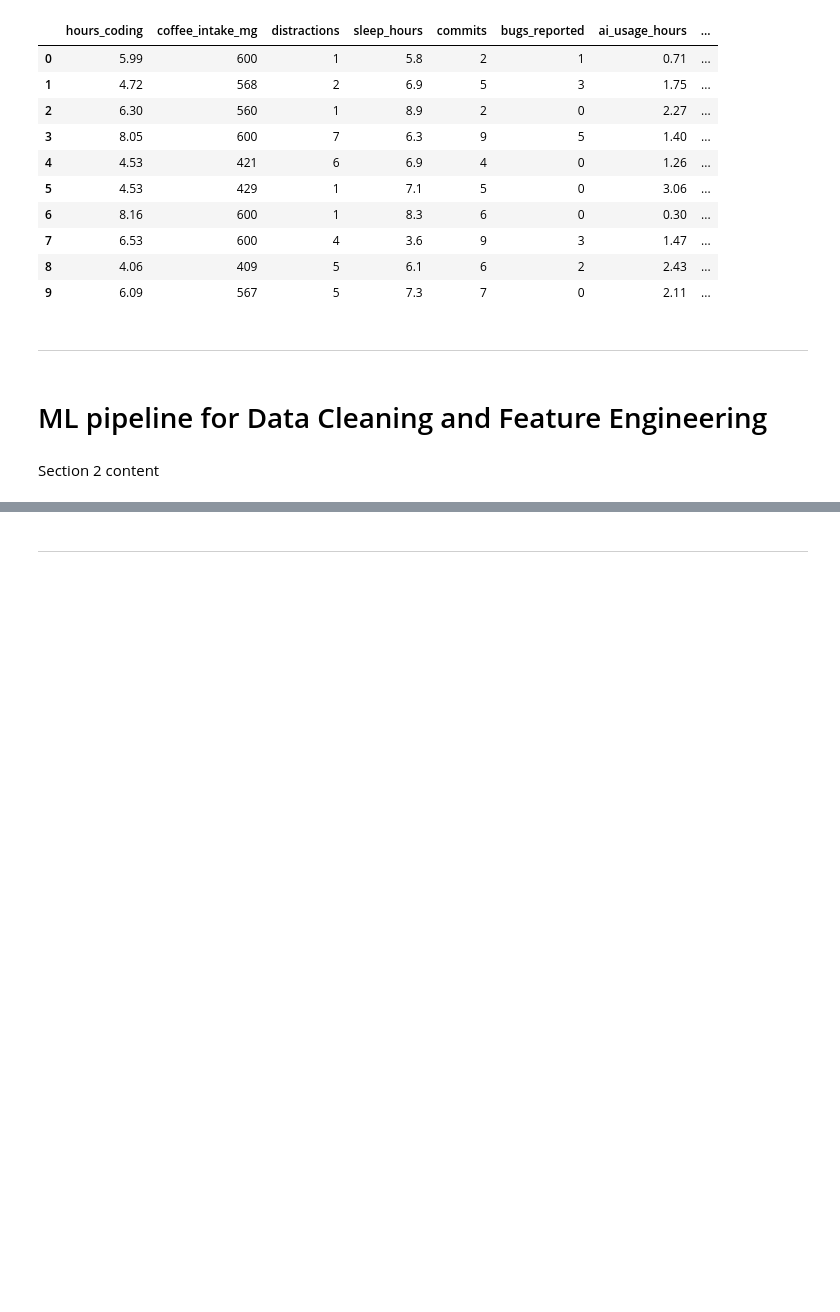
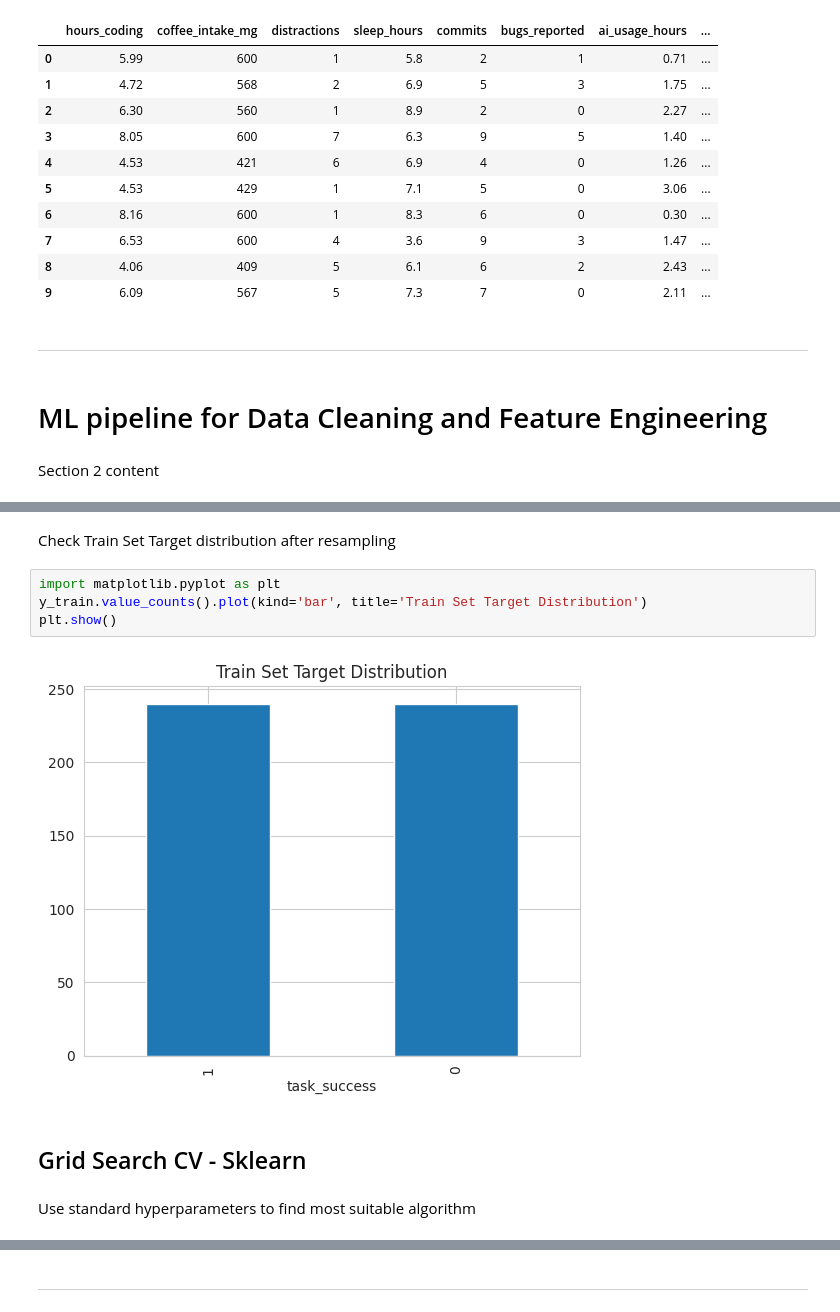
Before and after one commit to Markus-Hefner/Portfolio-Project-5, a Jupyter notebook: jupyter_notebooks/06 - Modelling and Evaluation - Predict Task Success.ipynb, the cells around one changed output, grey strips where cells are left out. Drawn from its saved outputs; the diff is of its cells as text; blank space fills up the shorter version.

Commit message:
Finding best hyperparameter (not done)

```diff
--- a/jupyter_notebooks/06 - Modelling and Evaluation - Predict Task Success.ipynb
+++ b/jupyter_notebooks/06 - Modelling and Evaluation - Predict Task Success.ipynb
@@ -107,0 +230,12 @@ PipelineDataCleaningAndFeatureEngineering()
+# %% [markdown]
+Check Train Set Target distribution after resampling
+# %%
+import matplotlib.pyplot as plt
+y_train.value_counts().plot(kind='bar', title='Train Set Target Distribution')
+plt.show()
+# %% [output]
+[figure, added]
+# %% [markdown]
+## Grid Search CV - Sklearn
+# %% [markdown]
+Use standard hyperparameters to find most suitable algorithm
```
Also changed, not shown: parts of 22 cells of this notebook.
